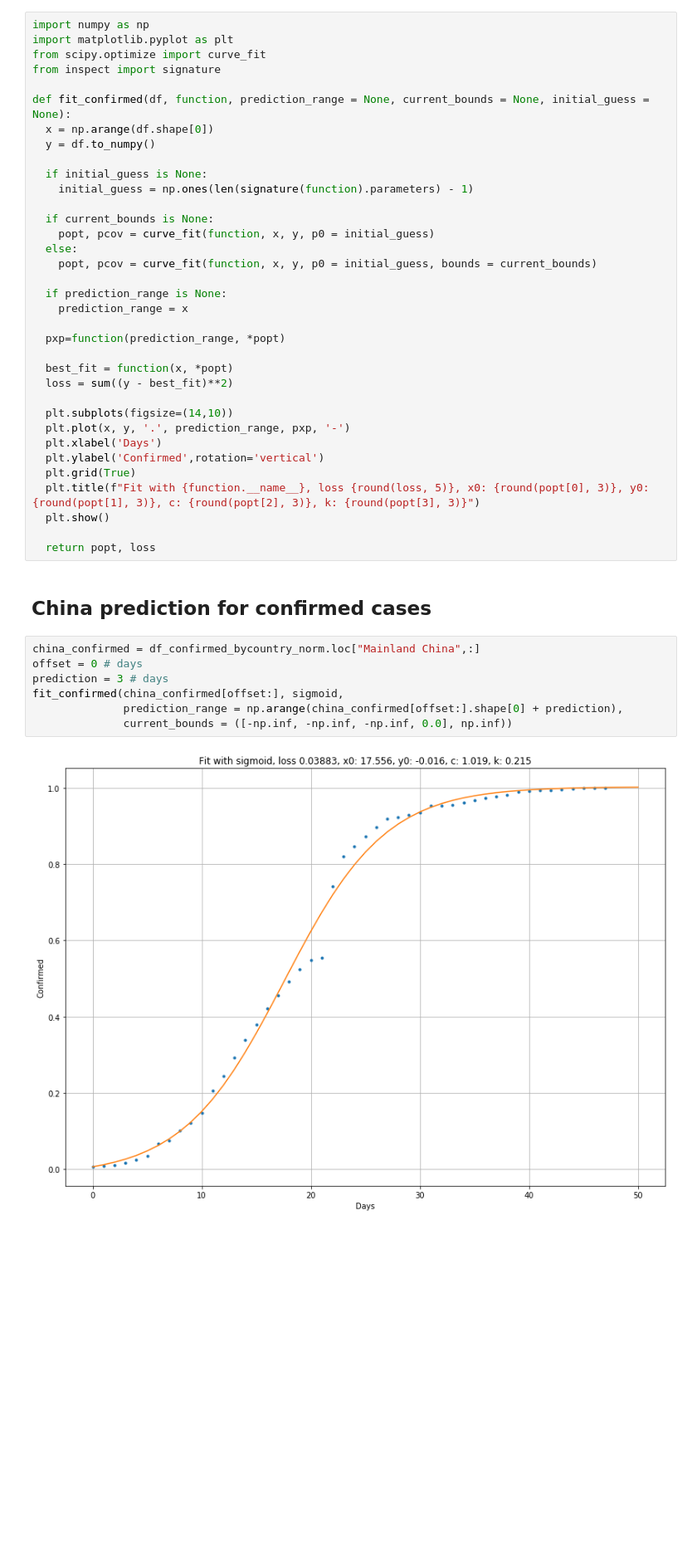
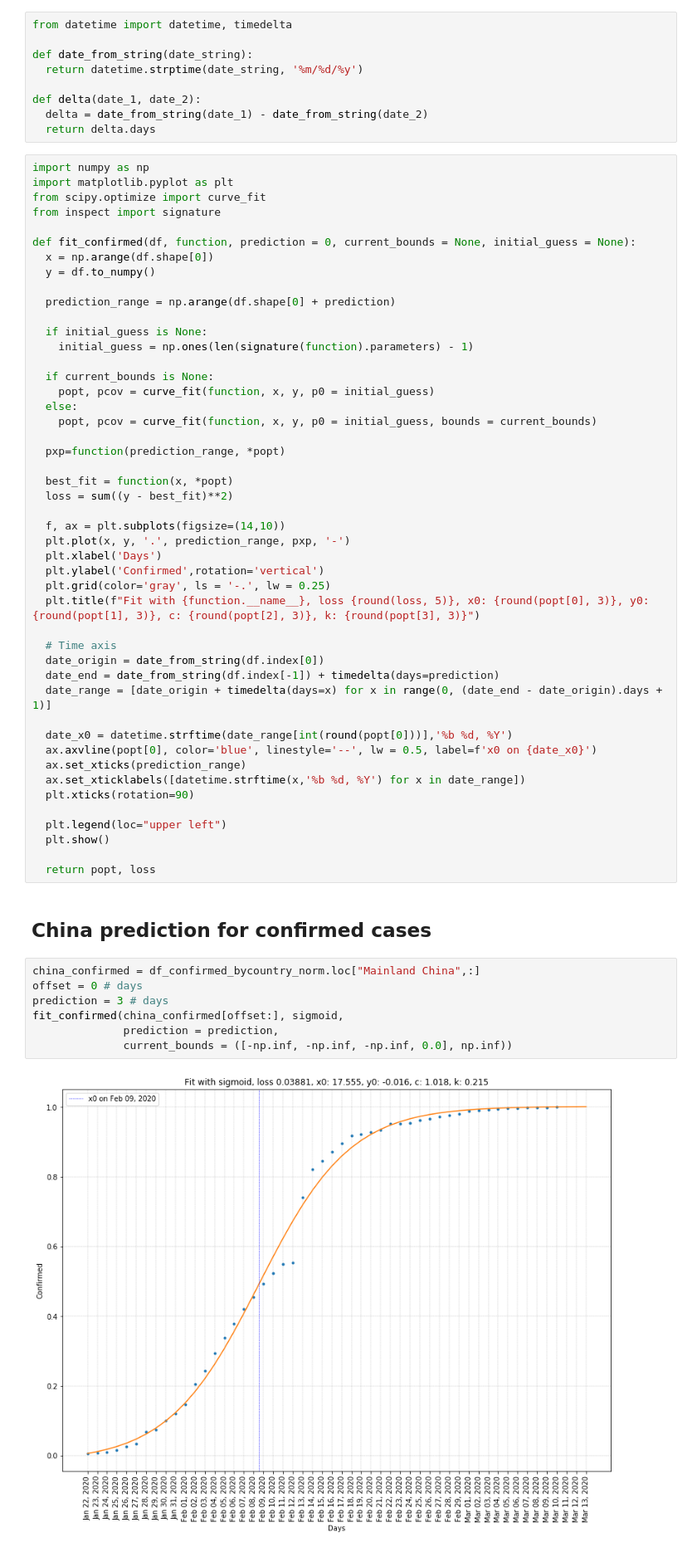
Before and after one commit to ClementBM/Experiment_Coronavius, a Jupyter notebook: notebook/Coronavirus_Prediction.ipynb, the cells around one changed output. Shown at 83% size. Drawn from its saved outputs; the diff is of its cells as text; blank space fills up the shorter version.

Commit message:
update coronavirus prediction notebook

```diff
--- a/notebook/Coronavirus_Prediction.ipynb
+++ b/notebook/Coronavirus_Prediction.ipynb
@@ -49,15 +49,26 @@ def tanh(x, x0, y0, c, k):
   return y
 # %% [markdown]
 ## Optimize loop
+# %%
+from datetime import datetime, timedelta
+
+def date_from_string(date_string):
+  return datetime.strptime(date_string, '%m/%d/%y')
+
+def delta(date_1, date_2):
+  delta = date_from_string(date_1) - date_from_string(date_2)
+  return delta.days
 # %%
 import numpy as np
 import matplotlib.pyplot as plt
 from scipy.optimize import curve_fit
 from inspect import signature
 
-def fit_confirmed(df, function, prediction_range = None, current_bounds = None, initial_guess = None):
+def fit_confirmed(df, function, prediction = 0, current_bounds = None, initial_guess = None):
   x = np.arange(df.shape[0])
   y = df.to_numpy()
+
+  prediction_range = np.arange(df.shape[0] + prediction)
 
   if initial_guess is None:
     initial_guess = np.ones(len(signature(function).parameters) - 1)
@@ -67,20 +78,30 @@ def fit_confirmed(df, function, prediction_range = None, current_bounds = None,
   else:
     popt, pcov = curve_fit(function, x, y, p0 = initial_guess, bounds = current_bounds)
 
-  if prediction_range is None:
-    prediction_range = x
-
   pxp=function(prediction_range, *popt)
 
   best_fit = function(x, *popt)
   loss = sum((y - best_fit)**2)
 
-  plt.subplots(figsize=(14,10))
+  f, ax = plt.subplots(figsize=(14,10))
   plt.plot(x, y, '.', prediction_range, pxp, '-')
   plt.xlabel('Days')
   plt.ylabel('Confirmed',rotation='vertical')
-  plt.grid(True)
+  plt.grid(color='gray', ls = '-.', lw = 0.25)
   plt.title(f"Fit with {function.__name__}, loss {round(loss, 5)}, x0: {round(popt[0], 3)}, y0: {round(popt[1], 3)}, c: {round(popt[2], 3)}, k: {round(popt[3], 3)}")
+
+  # Time axis
+  date_origin = date_from_string(df.index[0])
+  date_end = date_from_string(df.index[-1]) + timedelta(days=prediction)
+  date_range = [date_origin + timedelta(days=x) for x in range(0, (date_end - date_origin).days + 1)]
+
+  date_x0 = datetime.strftime(date_range[int(round(popt[0]))],'%b %d, %Y')
+  ax.axvline(popt[0], color='blue', linestyle='--', lw = 0.5, label=f'x0 on {date_x0}')
+  ax.set_xticks(prediction_range)
+  ax.set_xticklabels([datetime.strftime(x,'%b %d, %Y') for x in date_range])
+  plt.xticks(rotation=90)
+
+  plt.legend(loc="upper left")
   plt.show()
 
   return popt, loss
@@ -89,9 +110,9 @@ def fit_confirmed(df, function, prediction_range = None, current_bounds = None,
 # %%
 china_confirmed = df_confirmed_bycountry_norm.loc["Mainland China",:]
 offset = 0 # days
 prediction = 3 # days
 fit_confirmed(china_confirmed[offset:], sigmoid,
-              prediction_range = np.arange(china_confirmed[offset:].shape[0] + prediction),
+              prediction = prediction,
               current_bounds = ([-np.inf, -np.inf, -np.inf, 0.0], np.inf))
 # %% [output]
-[figure, old version]
+[figure, new version]
```
Also changed, not shown: parts of 9 cells of this notebook.
